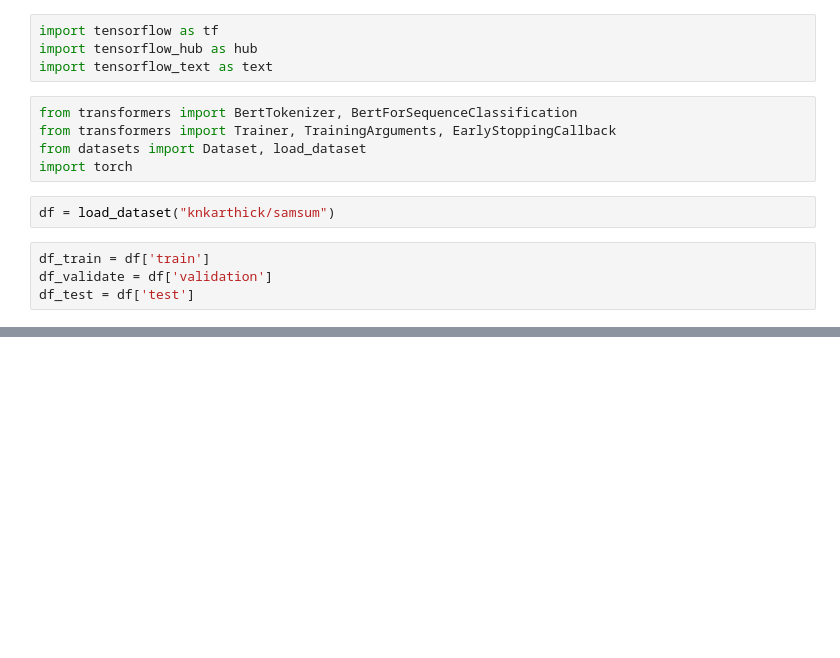
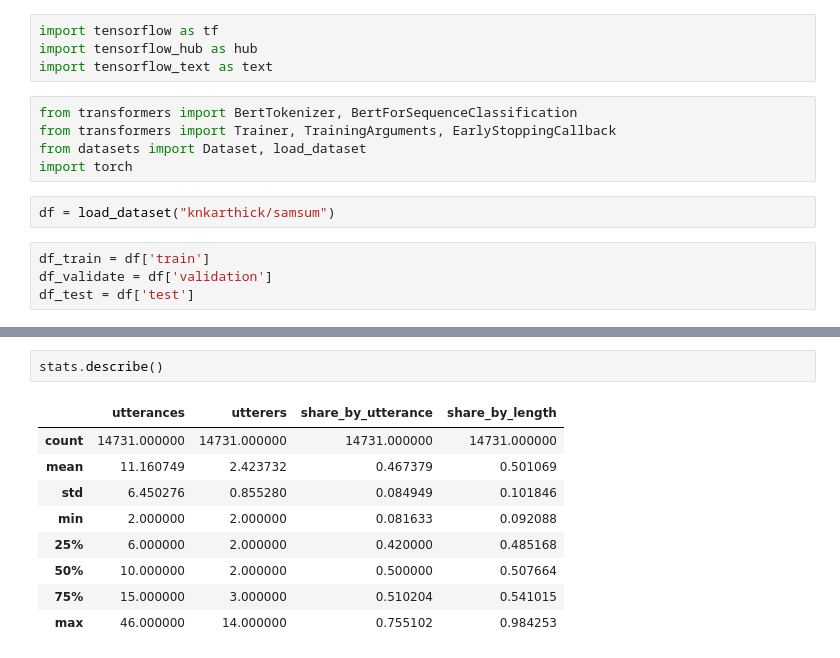
Before and after one commit to gpo2105/Capstone-3, a Jupyter notebook: draft.ipynb, the cells around one changed output, grey strips where cells are left out. Drawn from its saved outputs; the diff is of its cells as text; blank space fills up the shorter version.

```diff
--- a/draft.ipynb
+++ b/draft.ipynb
@@ -64,0 +116,12 @@ def analyze_conversation(utterances):
+# %%
+stats.describe()
+# %% [output]
+|  | utterances | utterers | share_by_utterance | share_by_length |
+| count | 14731.000000 | 14731.000000 | 14731.000000 | 14731.000000 |
+| mean | 11.160749 | 2.423732 | 0.467379 | 0.501069 |
+| std | 6.450276 | 0.855280 | 0.084949 | 0.101846 |
+| min | 2.000000 | 2.000000 | 0.081633 | 0.092088 |
+| 25% | 6.000000 | 2.000000 | 0.420000 | 0.485168 |
+| 50% | 10.000000 | 2.000000 | 0.500000 | 0.507664 |
+| 75% | 15.000000 | 3.000000 | 0.510204 | 0.541015 |
+| max | 46.000000 | 14.000000 | 0.755102 | 0.984253 |
```
Also changed, not shown: parts of 13 cells of this notebook.
